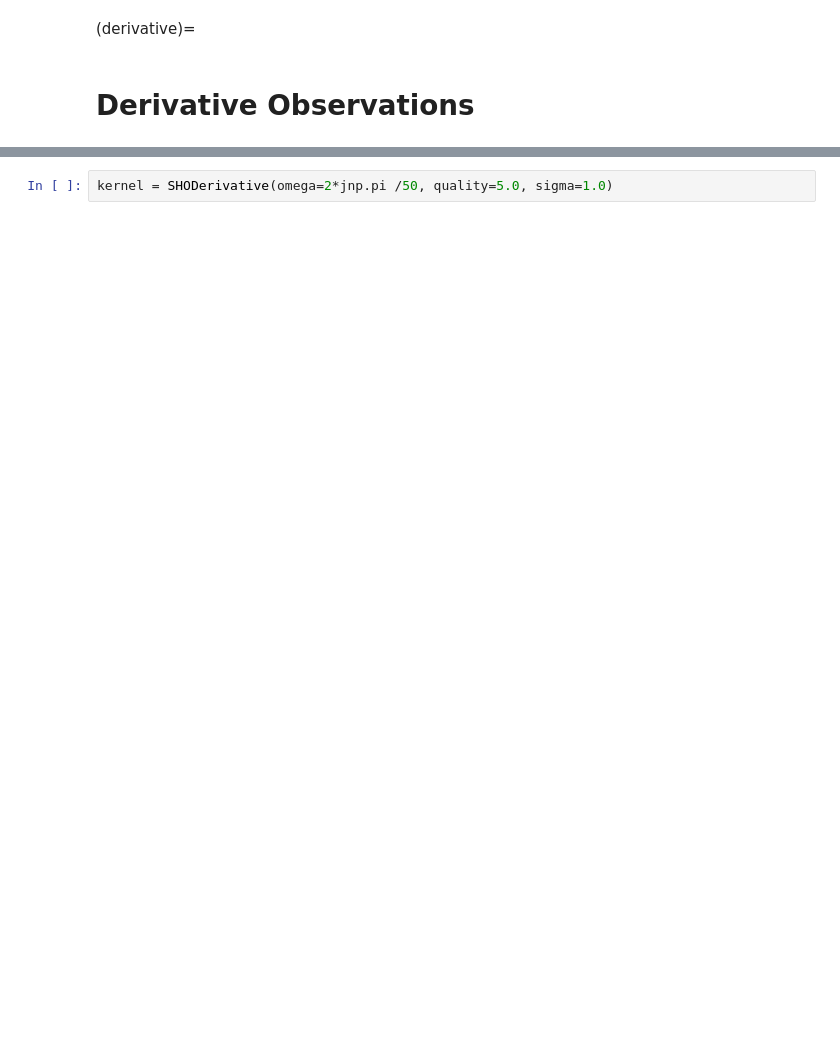
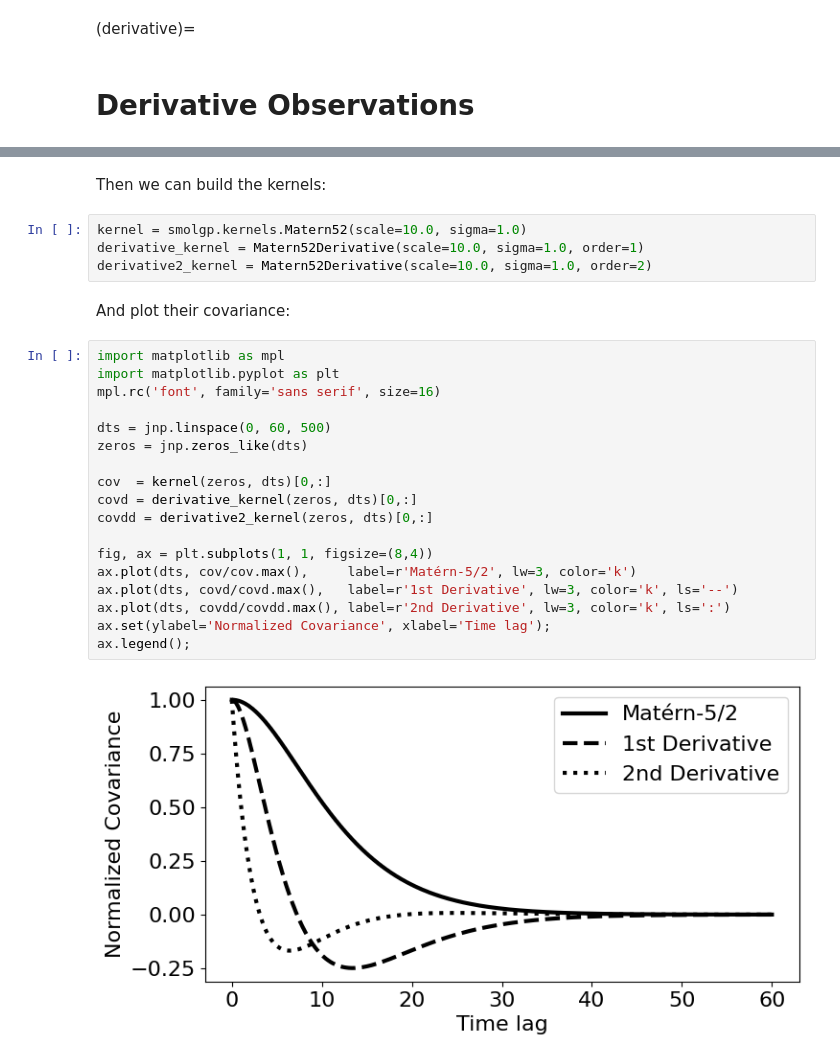
Before and after one commit to smolgp-dev/smolgp, a Jupyter notebook: docs/tutorials/derivative.ipynb, the cells around one changed output, grey strips where cells are left out. Drawn from its saved outputs; the diff is of its cells as text; blank space fills up the shorter version.

Commit message:
add new tutorials (parallel, derivative), update text, add boilerplate release notes

```diff
--- a/docs/tutorials/derivative.ipynb
+++ b/docs/tutorials/derivative.ipynb
@@ -47,2 +48,28 @@ class SHODerivative(Wrapper):
+# %% [markdown]
+Then we can build the kernels:
 # %%
-kernel = SHODerivative(omega=2*jnp.pi /50, quality=5.0, sigma=1.0)
+kernel = smolgp.kernels.Matern52(scale=10.0, sigma=1.0)
+derivative_kernel = Matern52Derivative(scale=10.0, sigma=1.0, order=1)
+derivative2_kernel = Matern52Derivative(scale=10.0, sigma=1.0, order=2)
+# %% [markdown]
+And plot their covariance:
+# %%
+import matplotlib as mpl
+import matplotlib.pyplot as plt
+mpl.rc('font', family='sans serif', size=16)
+
+dts = jnp.linspace(0, 60, 500)
+zeros = jnp.zeros_like(dts)
+
+cov  = kernel(zeros, dts)[0,:]
+covd = derivative_kernel(zeros, dts)[0,:]
+covdd = derivative2_kernel(zeros, dts)[0,:]
+
+fig, ax = plt.subplots(1, 1, figsize=(8,4))
+ax.plot(dts, cov/cov.max(),     label=r'Matérn-5/2', lw=3, color='k')
+ax.plot(dts, covd/covd.max(),   label=r'1st Derivative', lw=3, color='k', ls='--')
+ax.plot(dts, covdd/covdd.max(), label=r'2nd Derivative', lw=3, color='k', ls=':')
+ax.set(ylabel='Normalized Covariance', xlabel='Time lag');
+ax.legend();
+# %% [output]
+[figure, added]
```
Also changed, not shown: parts of 4 cells of this notebook, 5 other files.
